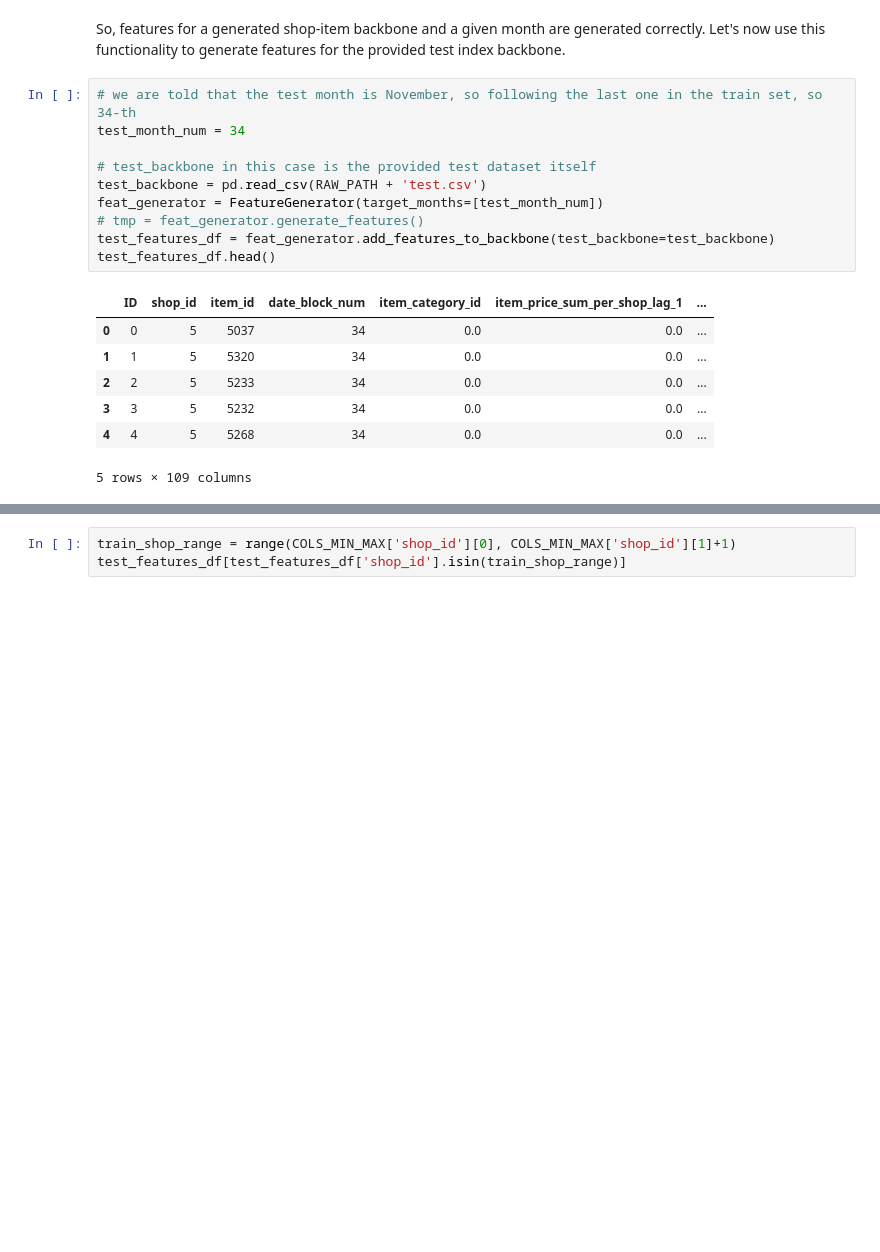
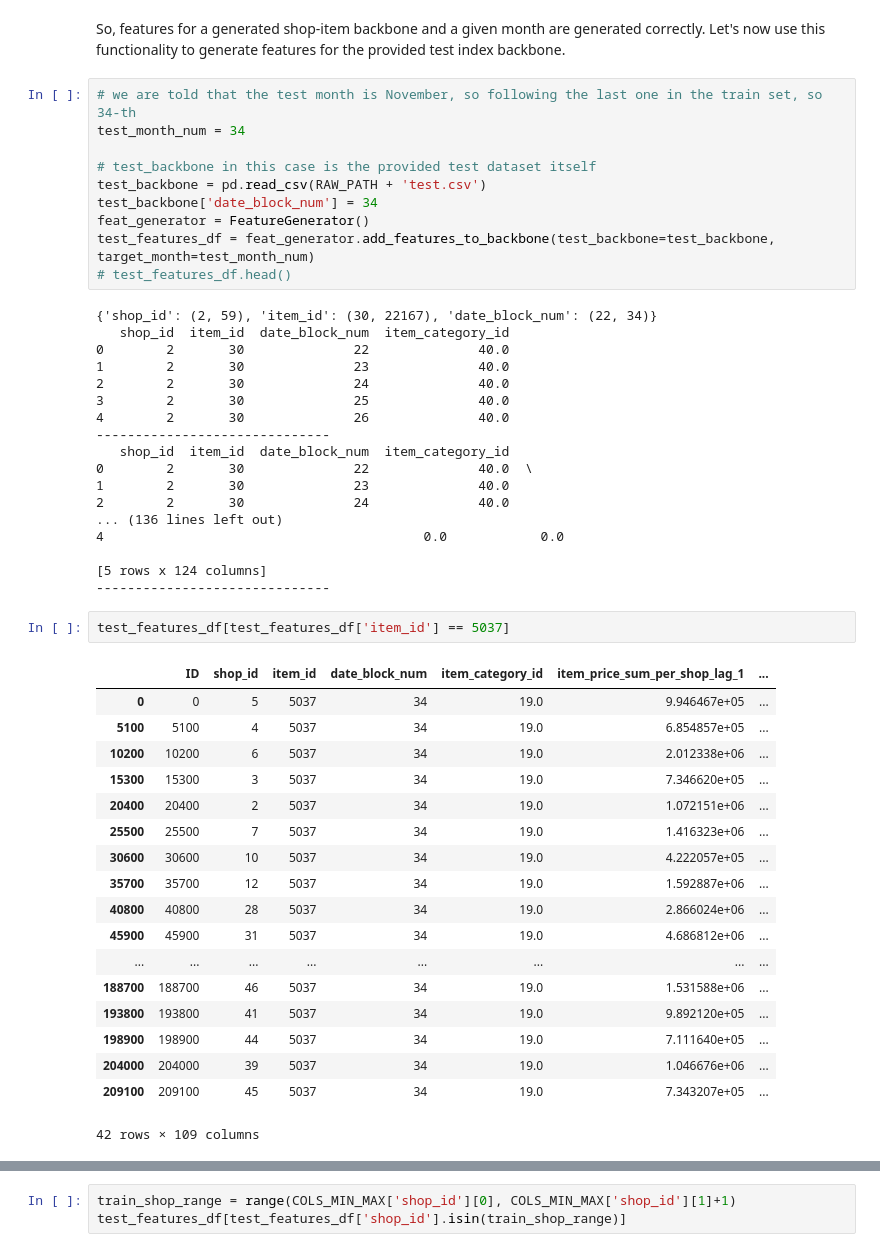
Before and after one commit to igor-cheb/retail_sales_prediction, a Jupyter notebook: ETL.ipynb, the cells around one changed output, grey strips where cells are left out. Cells and saved outputs as stored; diff of their text form; blank space fills up the shorter version.

```diff
--- a/ETL.ipynb
+++ b/ETL.ipynb
@@ -199,15 +199,46 @@ test_month_num = 34
 
 # test_backbone in this case is the provided test dataset itself
 test_backbone = pd.read_csv(RAW_PATH + 'test.csv')
-feat_generator = FeatureGenerator(target_months=[test_month_num])
-# tmp = feat_generator.generate_features()
-test_features_df = feat_generator.add_features_to_backbone(test_backbone=test_backbone)
-test_features_df.head()
+test_backbone['date_block_num'] = 34
+feat_generator = FeatureGenerator()
+test_features_df = feat_generator.add_features_to_backbone(test_backbone=test_backbone, target_month=test_month_num)
+# test_features_df.head()
 # %% [output]
-|  | ID | shop_id | item_id | date_block_num | item_category_id | item_price_sum_per_shop_lag_1 | ... |
-| 0 | 0 | 5 | 5037 | 34 | 0.0 | 0.0 | ... |
-| 1 | 1 | 5 | 5320 | 34 | 0.0 | 0.0 | ... |
-| 2 | 2 | 5 | 5233 | 34 | 0.0 | 0.0 | ... |
-| 3 | 3 | 5 | 5232 | 34 | 0.0 | 0.0 | ... |
-| 4 | 4 | 5 | 5268 | 34 | 0.0 | 0.0 | ... |
-5 rows × 109 columns
+{'shop_id': (2, 59), 'item_id': (30, 22167), 'date_block_num': (22, 34)}
+   shop_id  item_id  date_block_num  item_category_id
+0        2       30              22              40.0
+1        2       30              23              40.0
+2        2       30              24              40.0
+3        2       30              25              40.0
+4        2       30              26              40.0
+------------------------------
+   shop_id  item_id  date_block_num  item_category_id
+0        2       30              22              40.0  \
+1        2       30              23              40.0
+2        2       30              24              40.0
+... (136 lines left out)
+4                                         0.0            0.0
+
+[5 rows x 124 columns]
+------------------------------
+# %%
+test_features_df[test_features_df['item_id'] == 5037]
+# %% [output]
+|  | ID | shop_id | item_id | date_block_num | item_category_id | item_price_sum_per_shop_lag_1 | ... |
+| 0 | 0 | 5 | 5037 | 34 | 19.0 | 9.946467e+05 | ... |
+| 5100 | 5100 | 4 | 5037 | 34 | 19.0 | 6.854857e+05 | ... |
+| 10200 | 10200 | 6 | 5037 | 34 | 19.0 | 2.012338e+06 | ... |
+| 15300 | 15300 | 3 | 5037 | 34 | 19.0 | 7.346620e+05 | ... |
+| 20400 | 20400 | 2 | 5037 | 34 | 19.0 | 1.072151e+06 | ... |
+| 25500 | 25500 | 7 | 5037 | 34 | 19.0 | 1.416323e+06 | ... |
+| 30600 | 30600 | 10 | 5037 | 34 | 19.0 | 4.222057e+05 | ... |
+| 35700 | 35700 | 12 | 5037 | 34 | 19.0 | 1.592887e+06 | ... |
+| 40800 | 40800 | 28 | 5037 | 34 | 19.0 | 2.866024e+06 | ... |
+| 45900 | 45900 | 31 | 5037 | 34 | 19.0 | 4.686812e+06 | ... |
+| ... | ... | ... | ... | ... | ... | ... | ... |
+| 188700 | 188700 | 46 | 5037 | 34 | 19.0 | 1.531588e+06 | ... |
+| 193800 | 193800 | 41 | 5037 | 34 | 19.0 | 9.892120e+05 | ... |
+| 198900 | 198900 | 44 | 5037 | 34 | 19.0 | 7.111640e+05 | ... |
+| 204000 | 204000 | 39 | 5037 | 34 | 19.0 | 1.046676e+06 | ... |
+| 209100 | 209100 | 45 | 5037 | 34 | 19.0 | 7.343207e+05 | ... |
+42 rows × 109 columns
```
Also changed, not shown: parts of 3 cells of this notebook, 2 other files.
